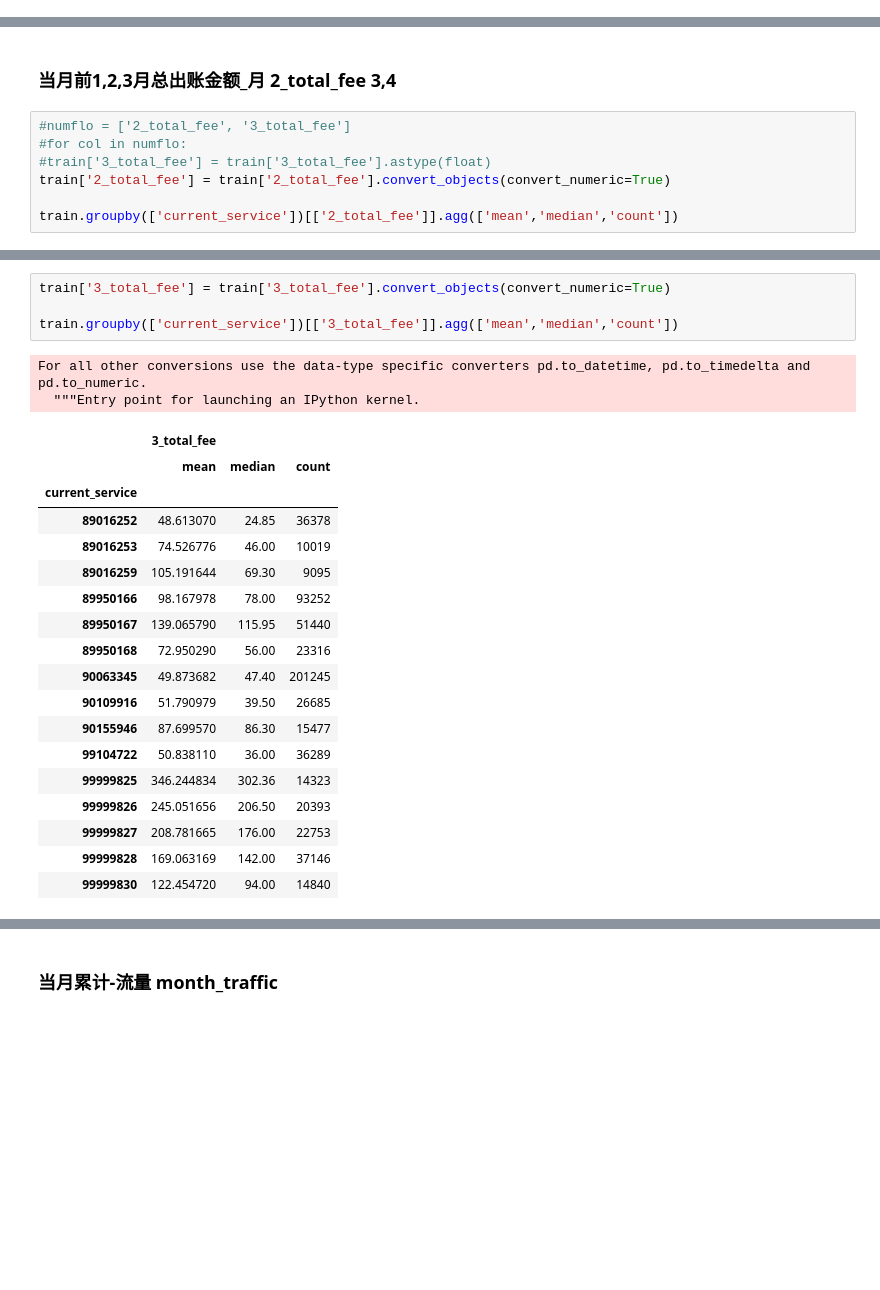
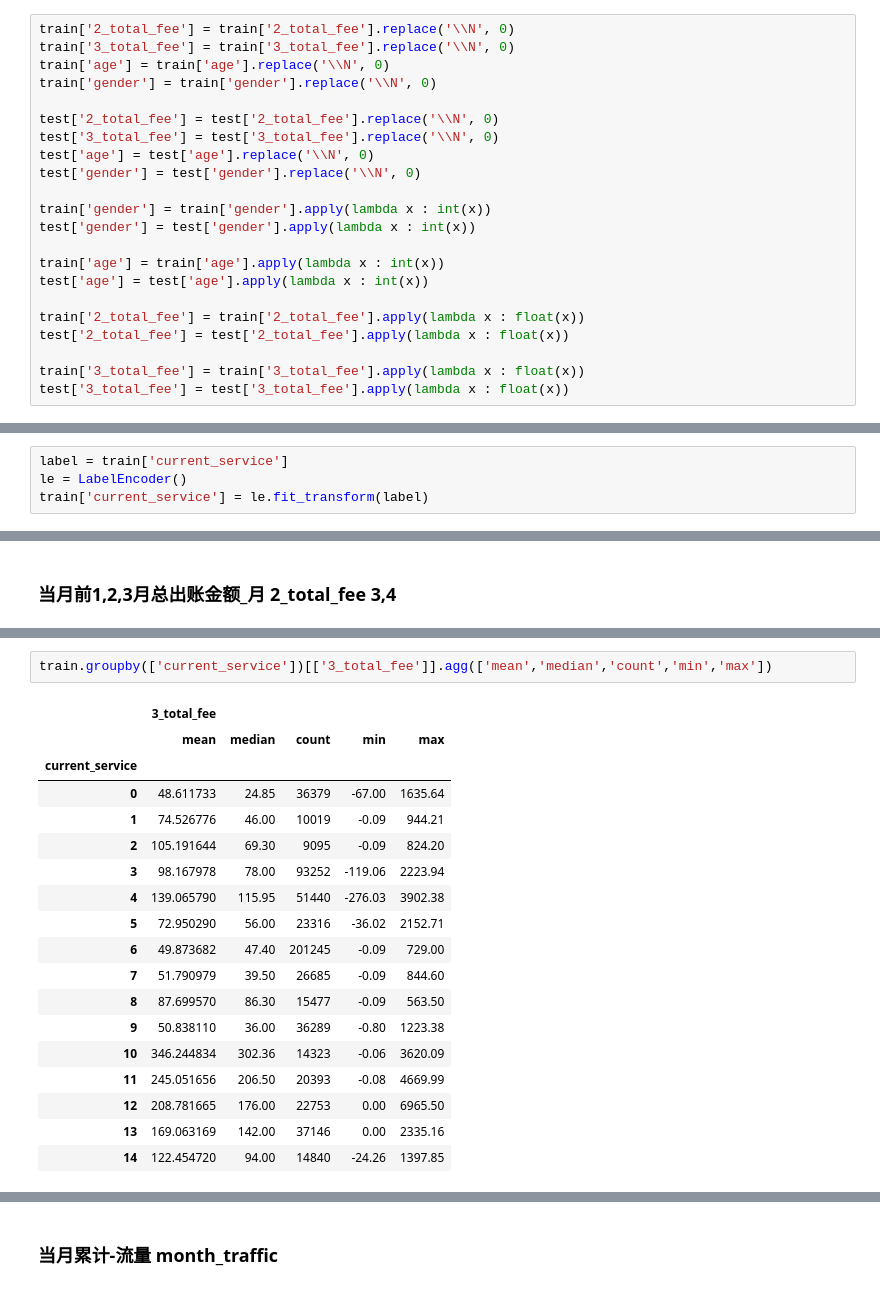
Before and after one commit to billreus/ML, a Jupyter notebook: DataFountain/unicom/modlev1.0.ipynb, the cells around one changed output, grey strips where cells are left out. Cells and saved outputs as stored; diff of their text form; blank space fills up the shorter version.

```diff
--- a/DataFountain/unicom/modlev1.0.ipynb
+++ b/DataFountain/unicom/modlev1.0.ipynb
@@ -30,6 +30,28 @@ from sklearn.svm import SVR, LinearSVR
 from sklearn.linear_model import ElasticNet, SGDRegressor, BayesianRidge
 from sklearn.kernel_ridge import KernelRidge
 from xgboost import XGBRegressor
+# %%
+train['2_total_fee'] = train['2_total_fee'].replace('\\N', 0)
+train['3_total_fee'] = train['3_total_fee'].replace('\\N', 0)
+train['age'] = train['age'].replace('\\N', 0)
+train['gender'] = train['gender'].replace('\\N', 0)
+
+test['2_total_fee'] = test['2_total_fee'].replace('\\N', 0)
+test['3_total_fee'] = test['3_total_fee'].replace('\\N', 0)
+test['age'] = test['age'].replace('\\N', 0)
+test['gender'] = test['gender'].replace('\\N', 0)
+
+train['gender'] = train['gender'].apply(lambda x : int(x))
+test['gender'] = test['gender'].apply(lambda x : int(x))
+
+train['age'] = train['age'].apply(lambda x : int(x))
+test['age'] = test['age'].apply(lambda x : int(x))
+
+train['2_total_fee'] = train['2_total_fee'].apply(lambda x : float(x))
+test['2_total_fee'] = test['2_total_fee'].apply(lambda x : float(x))
+
+train['3_total_fee'] = train['3_total_fee'].apply(lambda x : float(x))
+test['3_total_fee'] = test['3_total_fee'].apply(lambda x : float(x))
 # %%
 train.head(10)
 # %% [output]
@@ -67,4 +89,8 @@ dtypes: float64(10), int64(12), object(5)
 memory usage: 126.2+ MB
+# %%
+label = train['current_service']
+le = LabelEncoder()
+train['current_service'] = le.fit_transform(label)
 # %%
 # 结果为15种套餐,计划使用replace把替换成简单的数值
 
@@ -306,9 +358,2 @@ Name: 2_total_fee, Length: 52475, dtype: int64
 # %% [markdown]
 ### 当月前1,2,3月总出账金额_月 2_total_fee 3,4
-# %%
-#numflo = ['2_total_fee', '3_total_fee']
-#for col in numflo:
-#train['3_total_fee'] = train['3_total_fee'].astype(float)
-train['2_total_fee'] = train['2_total_fee'].convert_objects(convert_numeric=True)
-
-train.groupby(['current_service'])[['2_total_fee']].agg(['mean','median','count'])
@@ -356,26 +381,22 @@ Name: 2_total_fee, Length: 36419, dtype: int64
 # %%
-train['3_total_fee'] = train['3_total_fee'].convert_objects(convert_numeric=True)
-
-train.groupby(['current_service'])[['3_total_fee']].agg(['mean','median','count'])
+train.groupby(['current_service'])[['3_total_fee']].agg(['mean','median','count','min','max'])
 # %% [output]
-For all other conversions use the data-type specific converters pd.to_datetime, pd.to_timedelta and pd.to_numeric.
-  """Entry point for launching an IPython kernel.
-|  | 3_total_fee |  |  |
-|  | mean | median | count |
-| current_service |  |  |  |
-| 89016252 | 48.613070 | 24.85 | 36378 |
-| 89016253 | 74.526776 | 46.00 | 10019 |
-| 89016259 | 105.191644 | 69.30 | 9095 |
-| 89950166 | 98.167978 | 78.00 | 93252 |
-| 89950167 | 139.065790 | 115.95 | 51440 |
-| 89950168 | 72.950290 | 56.00 | 23316 |
-| 90063345 | 49.873682 | 47.40 | 201245 |
-| 90109916 | 51.790979 | 39.50 | 26685 |
-| 90155946 | 87.699570 | 86.30 | 15477 |
-| 99104722 | 50.838110 | 36.00 | 36289 |
-| 99999825 | 346.244834 | 302.36 | 14323 |
-| 99999826 | 245.051656 | 206.50 | 20393 |
-| 99999827 | 208.781665 | 176.00 | 22753 |
-| 99999828 | 169.063169 | 142.00 | 37146 |
-| 99999830 | 122.454720 | 94.00 | 14840 |
+|  | 3_total_fee |  |  |  |  |
+|  | mean | median | count | min | max |
+| current_service |  |  |  |  |  |
+| 0 | 48.611733 | 24.85 | 36379 | -67.00 | 1635.64 |
+| 1 | 74.526776 | 46.00 | 10019 | -0.09 | 944.21 |
+| 2 | 105.191644 | 69.30 | 9095 | -0.09 | 824.20 |
+| 3 | 98.167978 | 78.00 | 93252 | -119.06 | 2223.94 |
+| 4 | 139.065790 | 115.95 | 51440 | -276.03 | 3902.38 |
+| 5 | 72.950290 | 56.00 | 23316 | -36.02 | 2152.71 |
+| 6 | 49.873682 | 47.40 | 201245 | -0.09 | 729.00 |
+| 7 | 51.790979 | 39.50 | 26685 | -0.09 | 844.60 |
+| 8 | 87.699570 | 86.30 | 15477 | -0.09 | 563.50 |
+| 9 | 50.838110 | 36.00 | 36289 | -0.80 | 1223.38 |
+| 10 | 346.244834 | 302.36 | 14323 | -0.06 | 3620.09 |
+| 11 | 245.051656 | 206.50 | 20393 | -0.08 | 4669.99 |
+| 12 | 208.781665 | 176.00 | 22753 | 0.00 | 6965.50 |
+| 13 | 169.063169 | 142.00 | 37146 | 0.00 | 2335.16 |
+| 14 | 122.454720 | 94.00 | 14840 | -24.26 | 1397.85 |
 # %%
```
Also changed, not shown: parts of 26 cells of this notebook, 1 other file.
